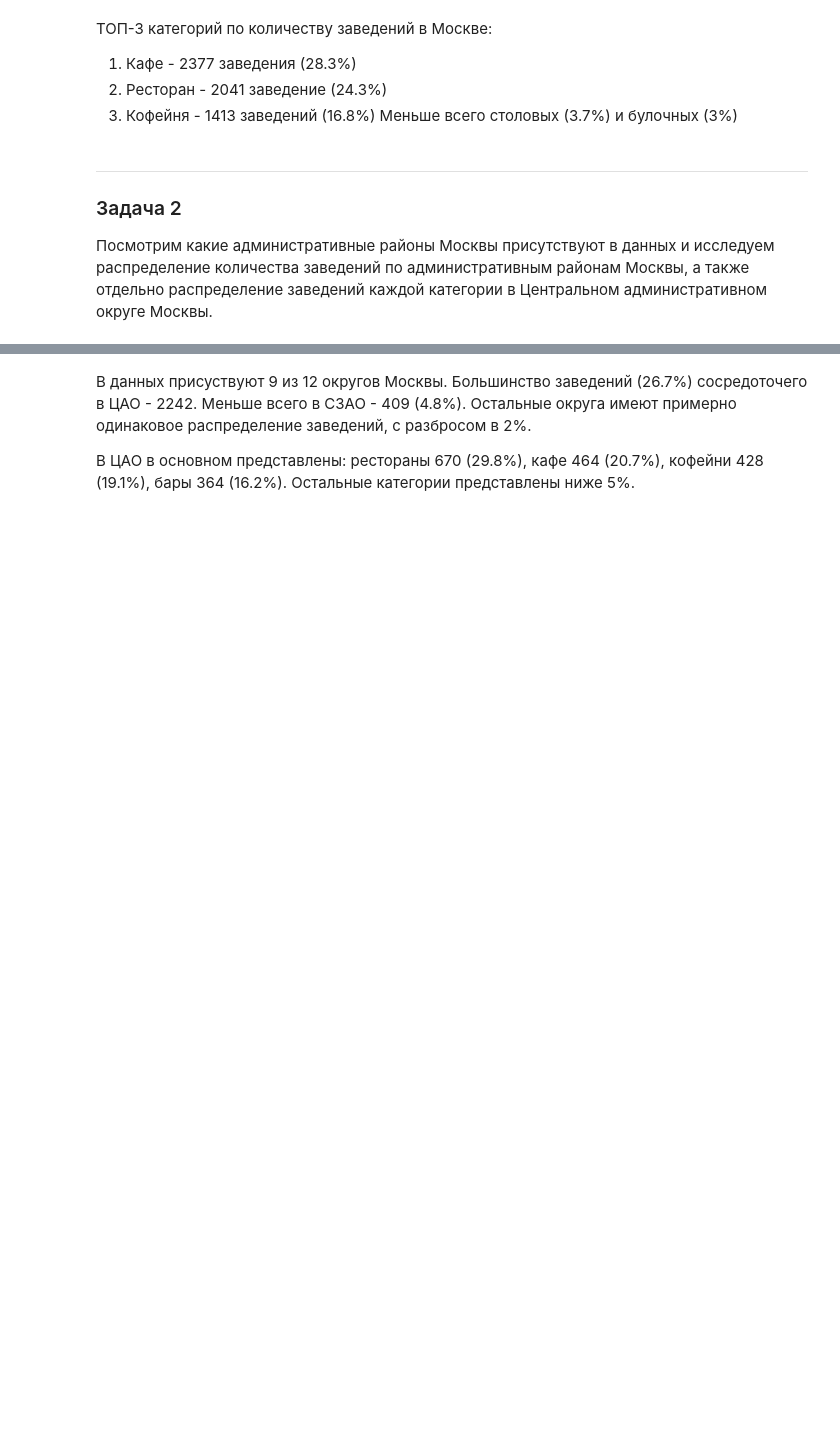
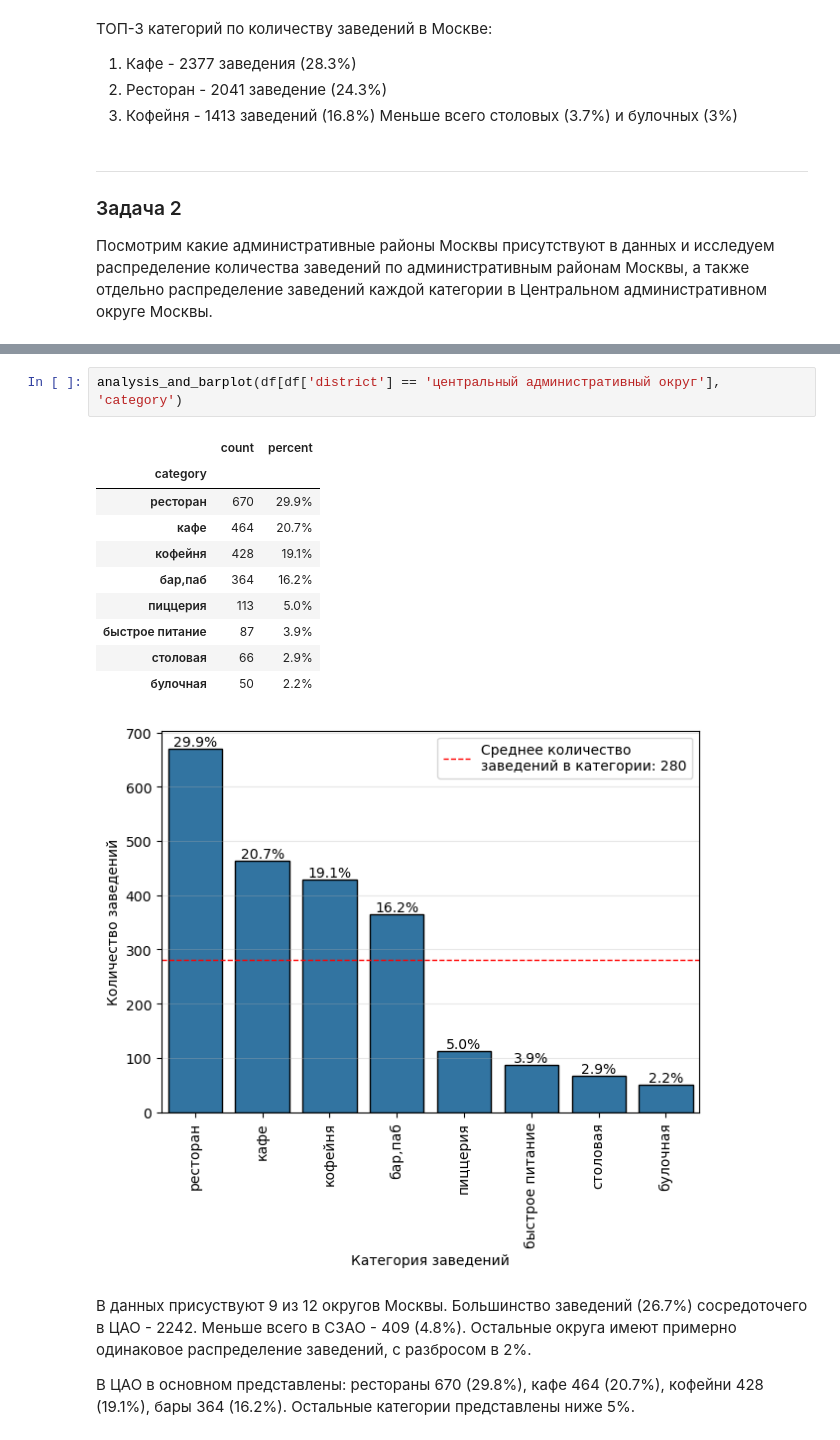
Before and after one commit to yageadvert/catering-msk, a Jupyter notebook: notebooks/catering_msk.ipynb, the cells around one changed output, grey strips where cells are left out. Drawn from its saved outputs; the diff is of its cells as text; blank space fills up the shorter version.

```diff
--- a/notebooks/catering_msk.ipynb
+++ b/notebooks/catering_msk.ipynb
@@ -599,3 +497,17 @@ df.loc[df['district'] == 'Центральный административны
+# %%
+analysis_and_barplot(df[df['district'] == 'центральный административный округ'], 'category')
+# %% [output]
+|  | count | percent |
+| category |  |  |
+| ресторан | 670 | 29.9% |
+| кафе | 464 | 20.7% |
+| кофейня | 428 | 19.1% |
+| бар,паб | 364 | 16.2% |
+| пиццерия | 113 | 5.0% |
+| быстрое питание | 87 | 3.9% |
+| столовая | 66 | 2.9% |
+| булочная | 50 | 2.2% |
+[figure, added]
 # %% [markdown]
 В данных присуствуют 9 из 12 округов Москвы. Большинство заведений (26.7%) сосредоточего в ЦАО - 2242. Меньше всего в СЗАО - 409 (4.8%). Остальные округа имеют примерно одинаковое распределение заведений, с разбросом в 2%.
 
```
Also changed, not shown: parts of 77 cells of this notebook, 3 other files.
